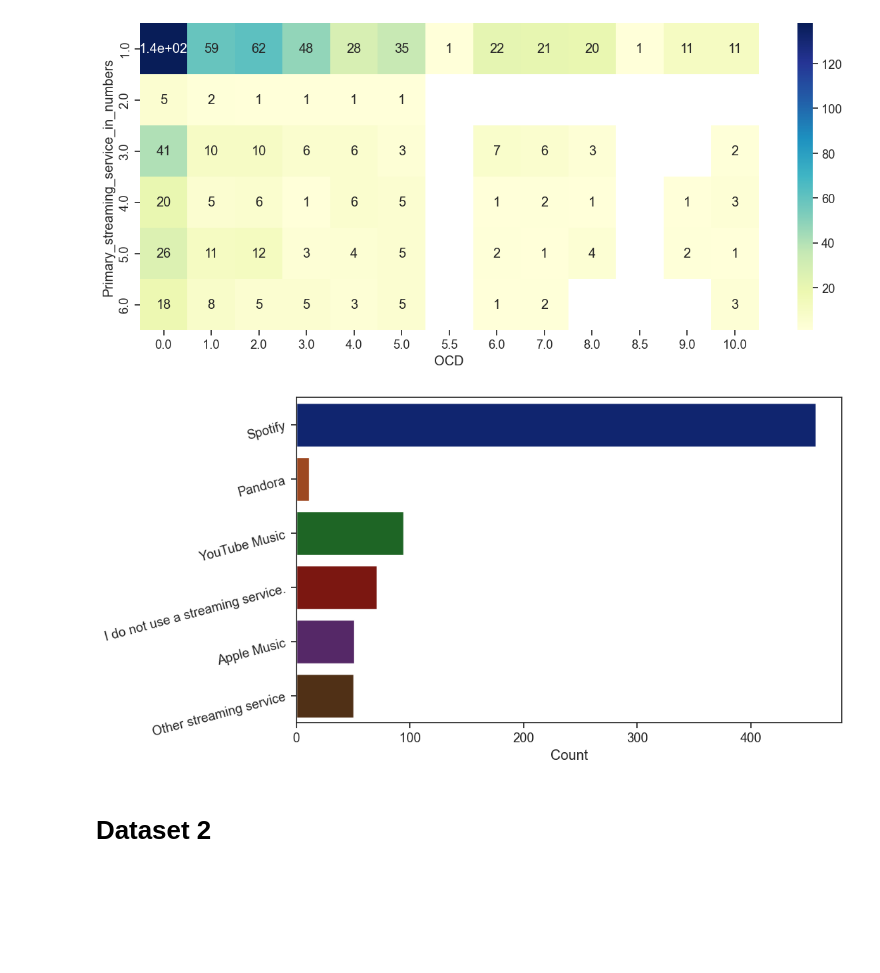
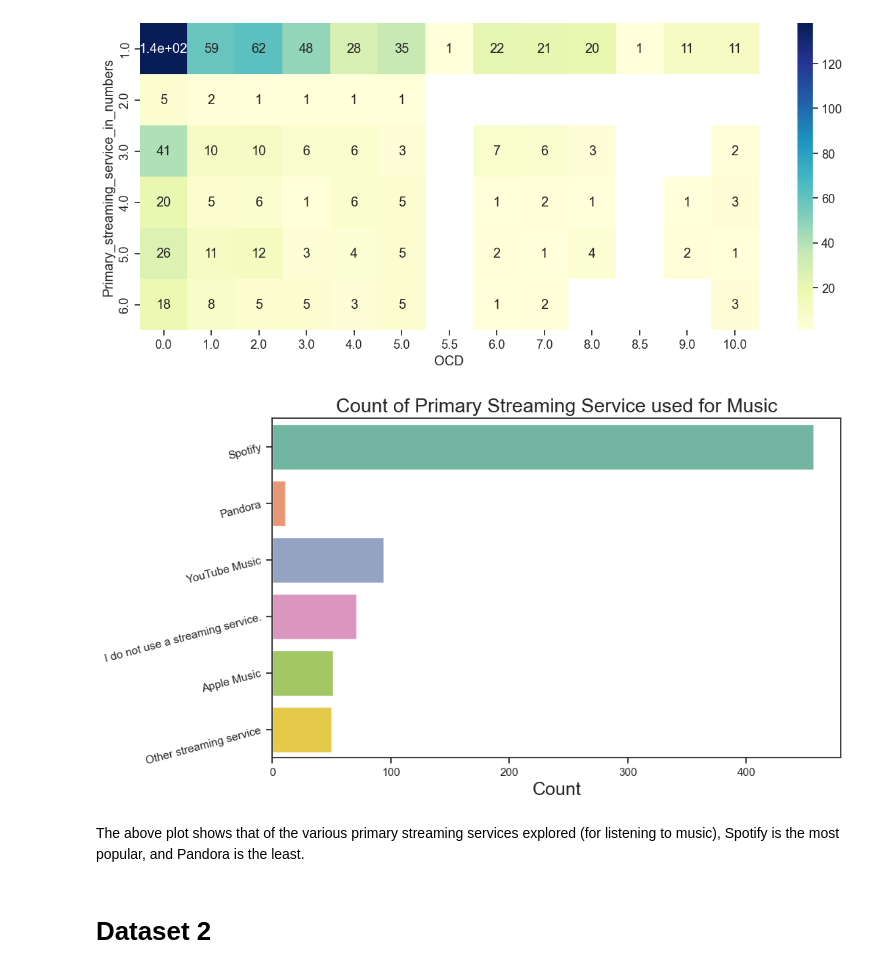
Before and after one commit to ubco-W2022T2-data301/project-group-group12, a Jupyter notebook: analysis/analysisZainab.ipynb, the cells around one changed output. Drawn from its saved outputs; the diff is of its cells as text; code cells hidden in the pictures; blank space fills up the shorter version.

Commit message:
adjusted graphs and edited captions

```diff
--- a/analysis/analysisZainab.ipynb
+++ b/analysis/analysisZainab.ipynb
@@ -1087,13 +1068,21 @@ plt.show()
 [figure]
 # %%
 plt.figure(figsize=(10,6))
-primaryssplot = sns.countplot(y=filterdrop1_copy['Primary_streaming_service'], palette='dark')
+primaryssplot = sns.countplot(y=filterdrop1_copy['Primary_streaming_service'], palette='Set2')
+
 plt.yticks(rotation=15)
+
 primaryssplot.set_xlabel("Count")
 primaryssplot.set_ylabel("")
+
+plt.title("Count of Primary Streaming Service used for Music", fontsize=19)
+
+primaryssplot.xaxis.label.set_size(18)
 plt.show()
 # %% [output]
-[figure, old version]
+[figure, new version]
+# %% [markdown]
+The above plot shows that of the various primary streaming services explored (for listening to music), Spotify is the most popular, and Pandora is the least.
 # %% [markdown]
 # Dataset 2
 # %%
```
Also changed, not shown: parts of 12 cells of this notebook, 1 other file.
